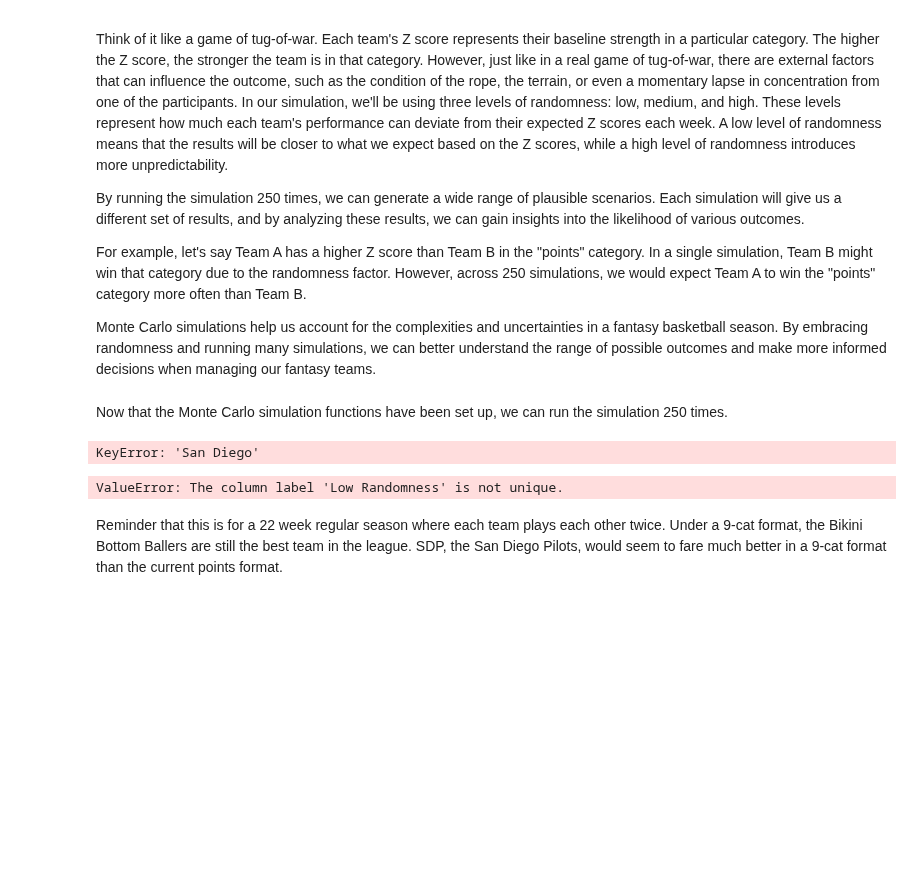
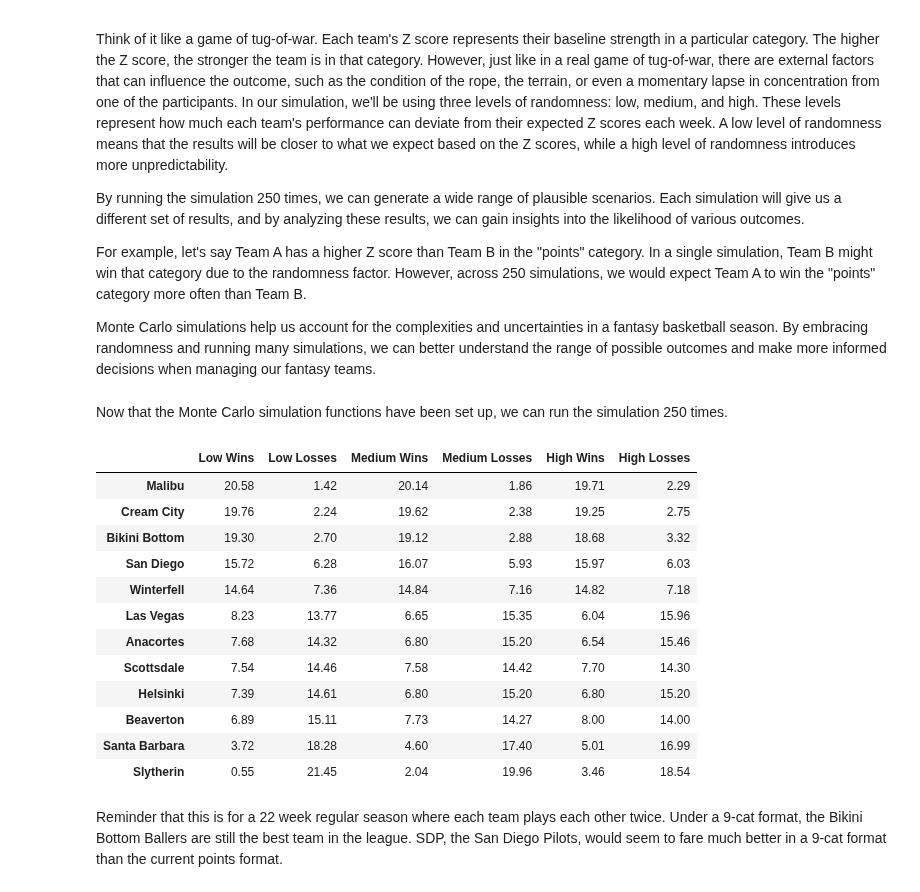
Before and after one commit to maxwellpatt/maxwellpatt.github.io, a Jupyter notebook: blog/2024-5-18-nba-api/analysis.ipynb, the cells around one changed output. Saved outputs shown, nothing was run; the diff lists cells and outputs as text; code cells hidden in the pictures; blank space fills up the shorter version.

```diff
--- a/blog/2024-5-18-nba-api/analysis.ipynb
+++ b/blog/2024-5-18-nba-api/analysis.ipynb
@@ -192,6 +192,8 @@ For example, let's say Team A has a higher Z score than Team B in the "points" c
 
 Monte Carlo simulations help us account for the complexities and uncertainties in a fantasy basketball season. By embracing randomness and running many simulations, we can better understand the range of possible outcomes and make more informed decisions when managing our fantasy teams.
 # %%
+team_z_scores = team_z_scores.reset_index()
+
  # Parameters
 teams = team_z_scores['Fantasy Team'].unique()
 randomness_levels = {'low': 0.3, 'medium': 0.6, 'high': 0.9}
@@ -267,19 +269,29 @@ for level, randomness in randomness_levels.items():
     avg_results, all_results_df = simulate_multiple_seasons(randomness, num_simulations)
     final_results[level] = avg_results
     simulation_results[level] = all_results_df
-# %% [output]
-KeyError: 'San Diego'
 # %%
-# Display the final averaged results for each randomness level
-results_table = pd.concat(final_results, axis=1)
-results_table.columns = [f'{level.capitalize()} Randomness' for level in results_table.columns.get_level_values(0)]
+# Combine results ensuring unique column names
+results_table = pd.concat(final_results, axis=1, keys=randomness_levels.keys())
+results_table.columns = [f'{level.capitalize()} {col}' for level, col in results_table.columns]
 
 # Sort the table by 'Low Randomness' wins in descending order
-results_table_sorted = results_table.sort_values(by='Low Randomness', ascending=False)
+results_table_sorted = results_table.sort_values(by='Low Wins', ascending=False)
 
 display(HTML(results_table_sorted.to_html(float_format="%.2f", border=0, justify='center')))
 # %% [output]
-ValueError: The column label 'Low Randomness' is not unique.
+|  | Low Wins | Low Losses | Medium Wins | Medium Losses | High Wins | High Losses |
+| Malibu | 20.58 | 1.42 | 20.14 | 1.86 | 19.71 | 2.29 |
+| Cream City | 19.76 | 2.24 | 19.62 | 2.38 | 19.25 | 2.75 |
+| Bikini Bottom | 19.30 | 2.70 | 19.12 | 2.88 | 18.68 | 3.32 |
+| San Diego | 15.72 | 6.28 | 16.07 | 5.93 | 15.97 | 6.03 |
+| Winterfell | 14.64 | 7.36 | 14.84 | 7.16 | 14.82 | 7.18 |
+| Las Vegas | 8.23 | 13.77 | 6.65 | 15.35 | 6.04 | 15.96 |
+| Anacortes | 7.68 | 14.32 | 6.80 | 15.20 | 6.54 | 15.46 |
+| Scottsdale | 7.54 | 14.46 | 7.58 | 14.42 | 7.70 | 14.30 |
+| Helsinki | 7.39 | 14.61 | 6.80 | 15.20 | 6.80 | 15.20 |
+| Beaverton | 6.89 | 15.11 | 7.73 | 14.27 | 8.00 | 14.00 |
+| Santa Barbara | 3.72 | 18.28 | 4.60 | 17.40 | 5.01 | 16.99 |
+| Slytherin | 0.55 | 21.45 | 2.04 | 19.96 | 3.46 | 18.54 |
 # %% [markdown]
 Reminder that this is for a 22 week regular season where each team plays each other twice. Under a 9-cat format, the Bikini Bottom Ballers are still the best team in the league. SDP, the San Diego Pilots, would seem to fare much better in a 9-cat format than the current points format.
 # %% [markdown]
```
Also changed, not shown: parts of 1 cell of this notebook, 20 other files.
